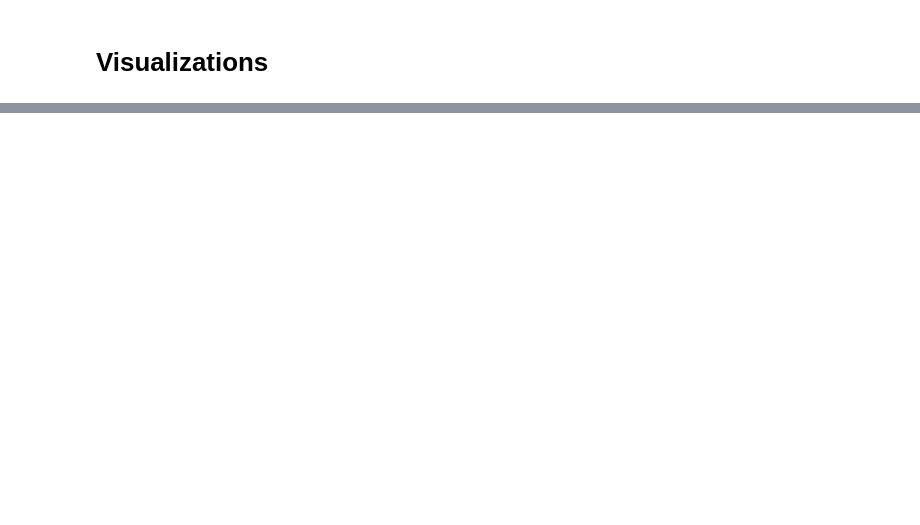
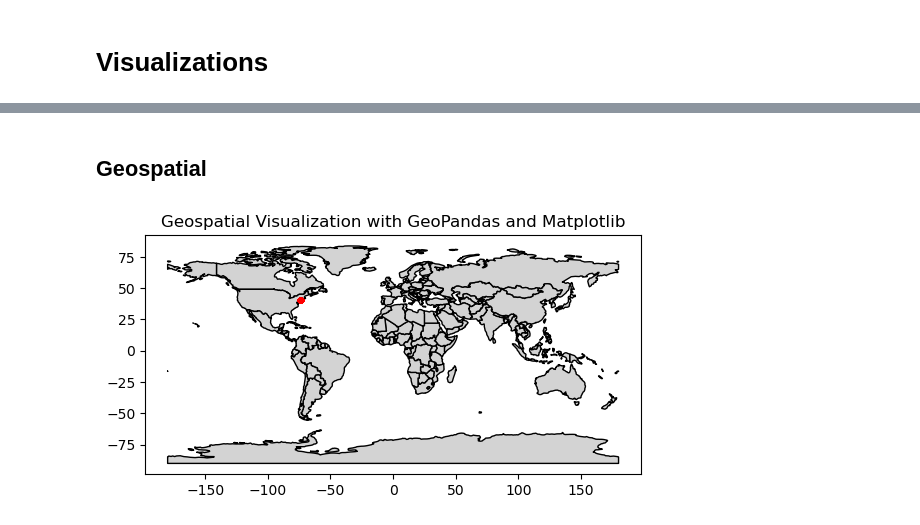
Before and after one commit to JoeBwonKenobi/NYCRestarauntInspections, a Jupyter notebook: Brooklyn Pizza Restaurant Analysis.ipynb, the cells around one changed output, grey strips where cells are left out. Cells and saved outputs as stored; diff of their text form; code cells hidden in the pictures; blank space fills up the shorter version.

```diff
--- a/Brooklyn Pizza Restaurant Analysis.ipynb
+++ b/Brooklyn Pizza Restaurant Analysis.ipynb
@@ -106,0 +215,40 @@ plt.show()
+# %% [markdown]
+## **Geospatial**
+# %%
+# Create a GeoDataFrame from the DataFrame
+geometry = gpd.points_from_xy(mdf['Longitude'], mdf['Latitude'])
+gdf = gpd.GeoDataFrame(mdf, geometry=geometry)
+
+# Plot using GeoPandas and Matplotlib
+world = gpd.read_file(gpd.datasets.get_path('naturalearth_lowres'))
+ax = world.plot(color='lightgrey', edgecolor='black')
+gdf.plot(ax=ax, marker='o', color='red', markersize=10, alpha=0.5)
+plt.title('Geospatial Visualization with GeoPandas and Matplotlib')
+plt.show()
+
+# Create an interactive map using Folium
+m = folium.Map(location=[mdf['Latitude'].mean(), mdf['Longitude'].mean()], zoom_start=1)
+
+for index, row in mdf.iterrows():
+    popup_content = (
+        f"Name: {row['name']}<br>"
+        f"Latitude: {row['Latitude']}, Longitude: {row['Longitude']}<br>"
+        f"Rating: {row['rating']}<br>"
+        f"Review Count: {row['review_count']}<br>"
+        f"SCORE: {row['SCORE']}<br>"
+        f"Size Category: {row['Size Category']}<br>"
+        f"Full Address: {row['Full Address']}<br>"
+        f"Chain Indicator: {row['Chain Indicator']}<br>"
+        f"Transaction: {row['transactions']}<br>"
+        f"Grade: {row['GRADE']}"
+    )
+
+    # Create a marker with the customized popup content and add it to the map
+    folium.Marker([row['Latitude'], row['Longitude']], popup=folium.Popup(popup_content, max_width=300)).add_to(m)
+
+# Save the map to an HTML file and open it in a web browser
+m.save('folium_map.html')
+
+m
+# %% [output]
+[figure, added]
```
Also changed, not shown: parts of 19 cells of this notebook, 3 other files.
